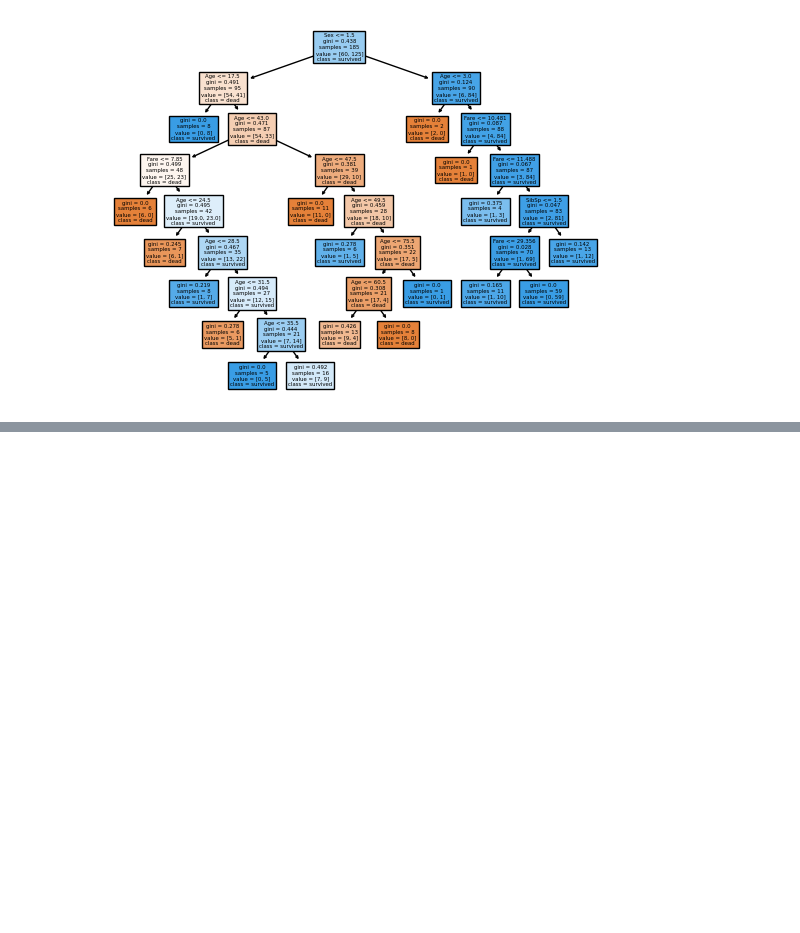
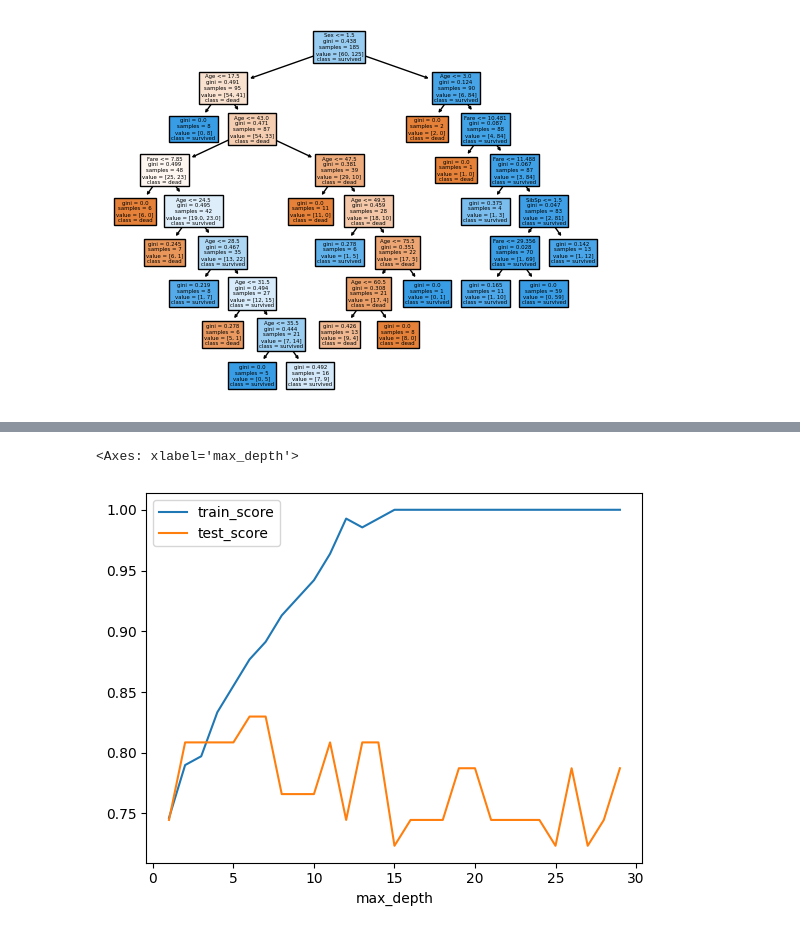
Before and after one commit to DagalSV/clone_BigData_2024, a Jupyter notebook: scikit/scikit-titanic.ipynb, the cells around one changed output, grey strips where cells are left out. Drawn from its saved outputs; the diff is of its cells as text; code cells hidden in the pictures; blank space fills up the shorter version.

```diff
--- a/scikit/scikit-titanic.ipynb
+++ b/scikit/scikit-titanic.ipynb
@@ -131,0 +132,5 @@ score_data.head(20)
+# %%
+score_data.plot(x= 'max_depth')
+# %% [output]
+<Axes: xlabel='max_depth'>
+[figure, added]
```
Also changed, not shown: parts of 1 cell of this notebook.
